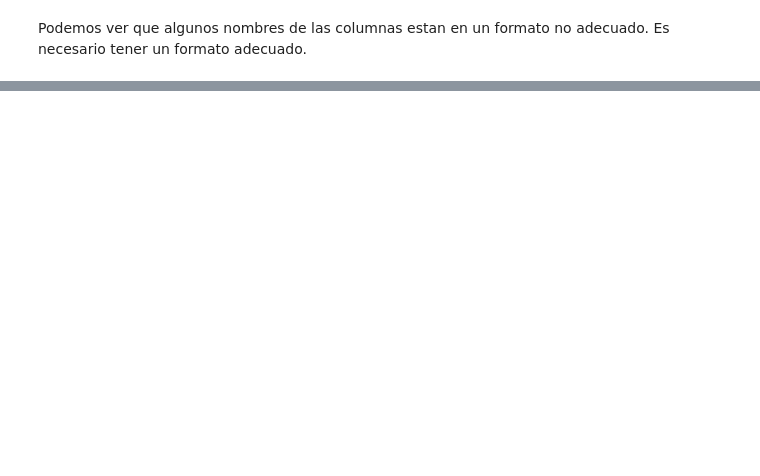
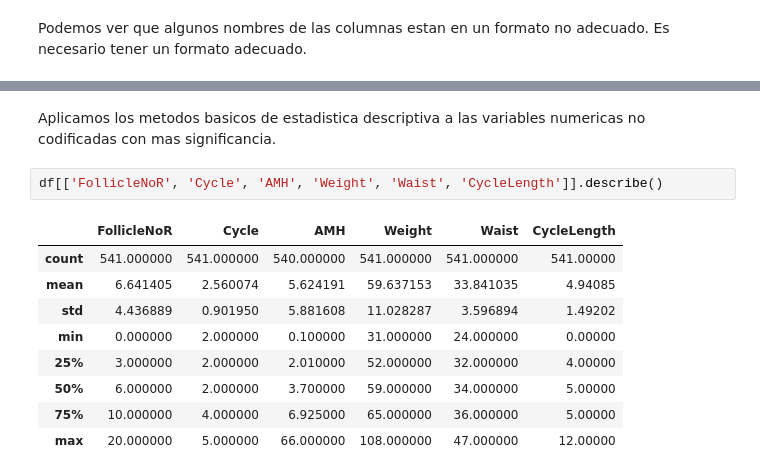
Before and after one commit to Martin-carrizalez/CHATBOT-SOP-CON-IMG, a Jupyter notebook: EDA/analysis1.1.ipynb, the cells around one changed output, grey strips where cells are left out. Saved outputs shown, nothing was run; the diff lists cells and outputs as text; blank space fills up the shorter version.

```diff
--- a/EDA/analysis1.1.ipynb
+++ b/EDA/analysis1.1.ipynb
@@ -113,0 +272,14 @@ df.rename(columns={' Age (yrs)': 'Age (yrs)',
+# %% [markdown]
+Aplicamos los metodos basicos de estadistica descriptiva a las variables numericas no codificadas con mas significancia.
+# %%
+df[['FollicleNoR', 'Cycle', 'AMH', 'Weight', 'Waist', 'CycleLength']].describe()
+# %% [output]
+|  | FollicleNoR | Cycle | AMH | Weight | Waist | CycleLength |
+| count | 541.000000 | 541.000000 | 540.000000 | 541.000000 | 541.000000 | 541.00000 |
+| mean | 6.641405 | 2.560074 | 5.624191 | 59.637153 | 33.841035 | 4.94085 |
+| std | 4.436889 | 0.901950 | 5.881608 | 11.028287 | 3.596894 | 1.49202 |
+| min | 0.000000 | 2.000000 | 0.100000 | 31.000000 | 24.000000 | 0.00000 |
+| 25% | 3.000000 | 2.000000 | 2.010000 | 52.000000 | 32.000000 | 4.00000 |
+| 50% | 6.000000 | 2.000000 | 3.700000 | 59.000000 | 34.000000 | 5.00000 |
+| 75% | 10.000000 | 4.000000 | 6.925000 | 65.000000 | 36.000000 | 5.00000 |
+| max | 20.000000 | 5.000000 | 66.000000 | 108.000000 | 47.000000 | 12.00000 |
```
Also changed, not shown: parts of 35 cells of this notebook, 2 other files.
